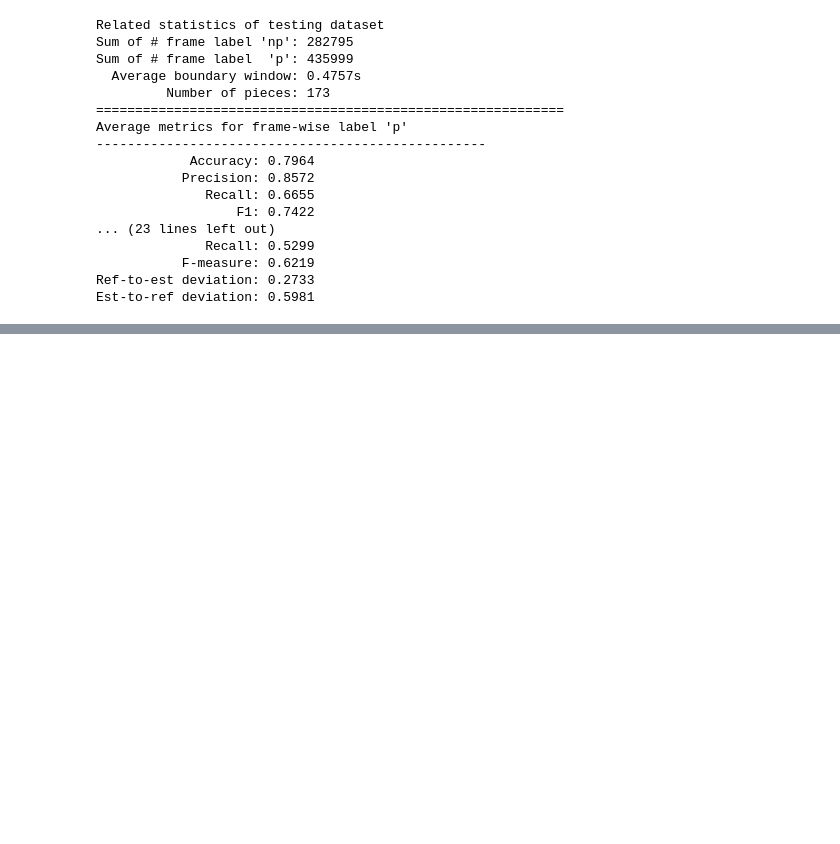
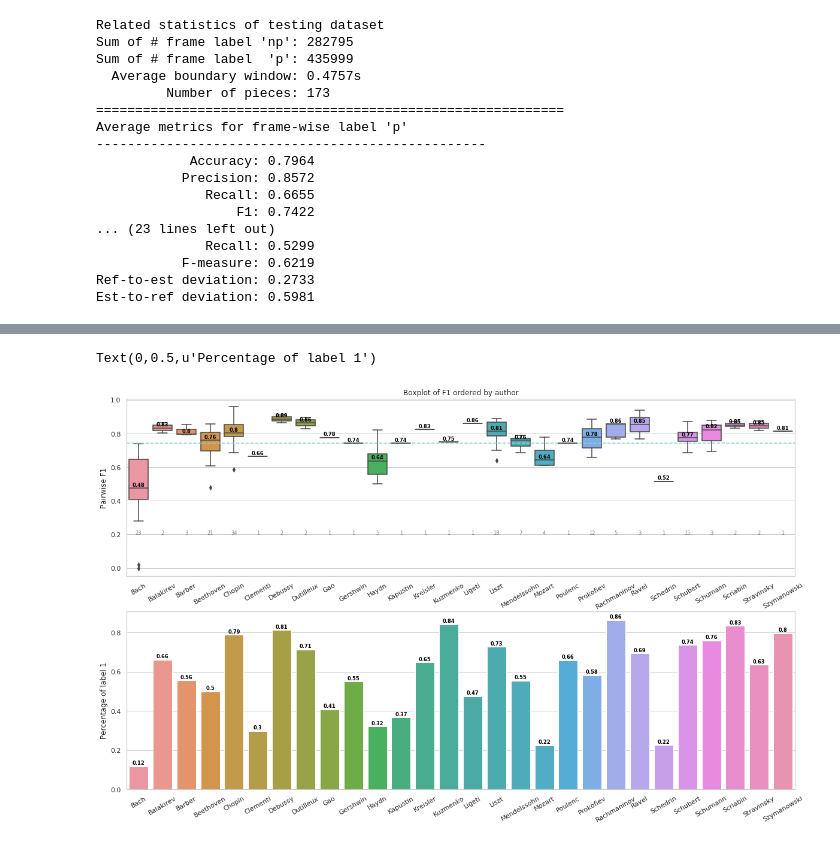
Before and after one commit to beiciliang/sustain-pedal-detection, a Jupyter notebook: 3. piece-wise detection.ipynb, the cells around one changed output, grey strips where cells are left out. Saved outputs shown, nothing was run; the diff lists cells and outputs as text; code cells hidden in the pictures; blank space fills up the shorter version.

```diff
--- a/3. piece-wise detection.ipynb
+++ b/3. piece-wise detection.ipynb
@@ -568,0 +573,36 @@ plt.ylim([0,0.5])
+# %%
+plt.figure(figsize=(20,12))
+ax1 = plt.subplot2grid((2, 4), (0, 0), colspan=4)
+sns.set(style="whitegrid", palette='Set3')
+ax1_sns = sns.boxplot(x="author", y="f1_frm", data=testresult_tracks, order=np.unique(author))
+num_authorpiece = [len(testresult_tracks.loc[testresult_tracks['author'] == name]) for name in np.unique(author)]
+medians = [np.median(testresult_tracks.loc[testresult_tracks['author'] == name].f1_frm.values) for name in np.unique(author)]
+median_labels = [str(np.round(s,2)) for s in medians]
+maxvalues = [max(testresult_tracks.loc[testresult_tracks['author'] == name].f1_frm.values) for name in np.unique(author)]
+xticks_loc, _ = plt.xticks(rotation=30)
+pos = range(len(num_authorpiece))
+for tick in pos:
+    ax1_sns.text(xticks_loc[tick], 0.2, num_authorpiece[tick],
+                horizontalalignment='center', size='x-small', color='gray')
+    ax1_sns.text(xticks_loc[tick], medians[tick]+0.01, median_labels[tick],
+                horizontalalignment='center', size='x-small', color='black', weight='semibold')
+plt.axhline(sum(testresult_tracks.f1_frm.values)/num_testresult_tracks, linestyle='--')
+plt.ylabel("Pairwise F1")
+plt.title("Boxplot of F1 ordered by author")
+
+ax2 = plt.subplot2grid((2, 4), (1, 0), colspan=4)
+sns.set(style="whitegrid", palette='Set3')
+num_authorsupport0 = [sum(testresult_tracks.loc[testresult_tracks['author'] == name].support0.values) for name in np.unique(author)]
+num_authorsupport1 = [sum(testresult_tracks.loc[testresult_tracks['author'] == name].support1.values) for name in np.unique(author)]
+percentage_authorsupport1 = [num_authorsupport1[idx]/(num_authorsupport0[idx]+num_authorsupport1[idx]) for idx in range(len(np.unique(author)))]
+ax2_sns = sns.barplot(x=np.unique(author), y=percentage_authorsupport1)
+xticks_loc, _ = plt.xticks(rotation=30)
+pos = range(len(num_authorpiece))
+percentage_label = [str(np.round(s,2)) for s in percentage_authorsupport1]
+for tick in pos:
+    ax2_sns.text(xticks_loc[tick], percentage_authorsupport1[tick]+0.01, percentage_label[tick],
+                horizontalalignment='center', size='x-small', color='black', weight='semibold')
+plt.ylabel("Percentage of label 1")
+# %% [output]
+Text(0,0.5,u'Percentage of label 1')
+[figure, added]
```
Also changed, not shown: parts of 2 cells of this notebook.
